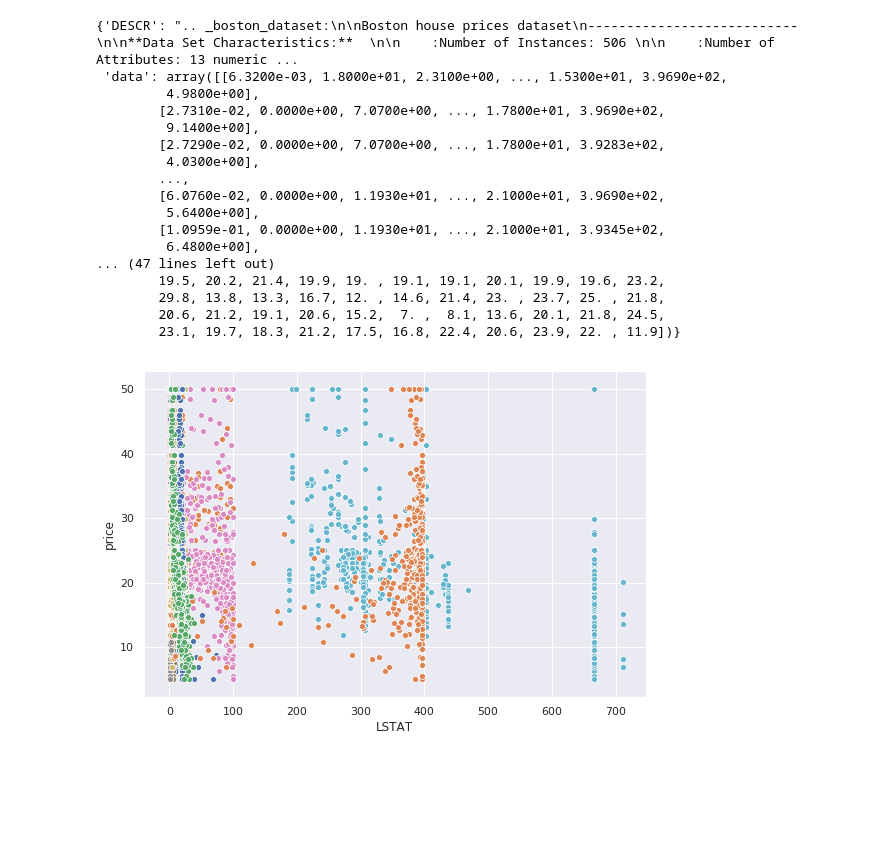
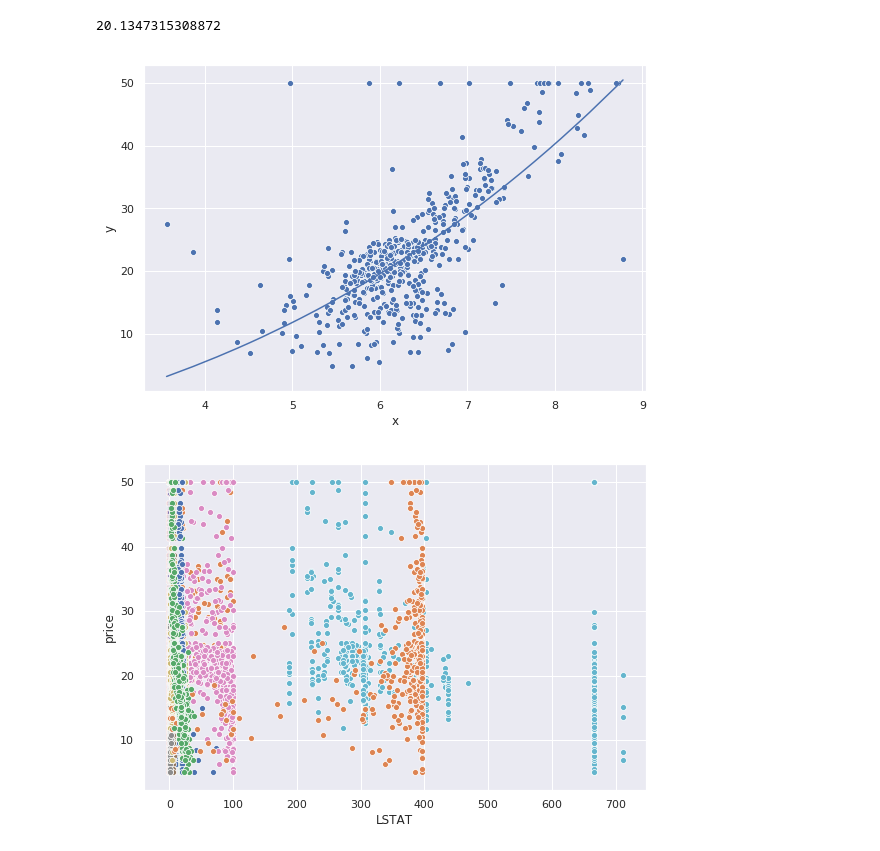
Before and after one commit to HuaTrung/Colab, a Jupyter notebook: Logictis.ipynb, the cells around one changed output. Drawn from its saved outputs; the diff is of its cells as text; code cells hidden in the pictures; blank space fills up the shorter version.

```diff
--- a/Logictis.ipynb
+++ b/Logictis.ipynb
@@ -103,3 +104,5 @@ def generatePolyPoints(start, stop, num_points, coeff, noiseLevel = 1, plot = 1)
 # %%
 x_pts, y_pts = generatePolyPoints(0, 50, 100, [5, 1, 1],
                                   noiseLevel = 2, plot = 0)
+# %%
+test=MyLinearRegression(boston.data[:,5].reshape(-1,1),boston.target.reshape(-1,1),3,0.01)
@@ -106,27 +111,15 @@ x_pts, y_pts = generatePolyPoints(0, 50, 100, [5, 1, 1],
+# %%
+test.costFunction()
+# %% [output]
+20.1347315308872
+# %%
+test.plot("line")
+# %% [output]
+[figure, added]
 # %%
 import sklearn.datasets as dataset
 # %%
 boston = dataset.load_boston()
-# %%
-boston
-# %% [output]
-{'DESCR': ".. _boston_dataset:\n\nBoston house prices dataset\n---------------------------\n\n**Data Set Characteristics:**  \n\n    :Number of Instances: 506 \n\n    :Number of Attributes: 13 numeric ...
- 'data': array([[6.3200e-03, 1.8000e+01, 2.3100e+00, ..., 1.5300e+01, 3.9690e+02,
-         4.9800e+00],
-        [2.7310e-02, 0.0000e+00, 7.0700e+00, ..., 1.7800e+01, 3.9690e+02,
-         9.1400e+00],
-        [2.7290e-02, 0.0000e+00, 7.0700e+00, ..., 1.7800e+01, 3.9283e+02,
-         4.0300e+00],
-        ...,
-        [6.0760e-02, 0.0000e+00, 1.1930e+01, ..., 2.1000e+01, 3.9690e+02,
-         5.6400e+00],
-        [1.0959e-01, 0.0000e+00, 1.1930e+01, ..., 2.1000e+01, 3.9345e+02,
-         6.4800e+00],
-... (47 lines left out)
-        19.5, 20.2, 21.4, 19.9, 19. , 19.1, 19.1, 20.1, 19.9, 19.6, 23.2,
-        29.8, 13.8, 13.3, 16.7, 12. , 14.6, 21.4, 23. , 23.7, 25. , 21.8,
-        20.6, 21.2, 19.1, 20.6, 15.2,  7. ,  8.1, 13.6, 20.1, 21.8, 24.5,
-        23.1, 19.7, 18.3, 21.2, 17.5, 16.8, 22.4, 20.6, 23.9, 22. , 11.9])}
 # %%
 for i in range(len(boston.feature_names)):
   sns.set(rc={'figure.figsize':(9,6)})
```
Also changed, not shown: parts of 4 cells of this notebook.
